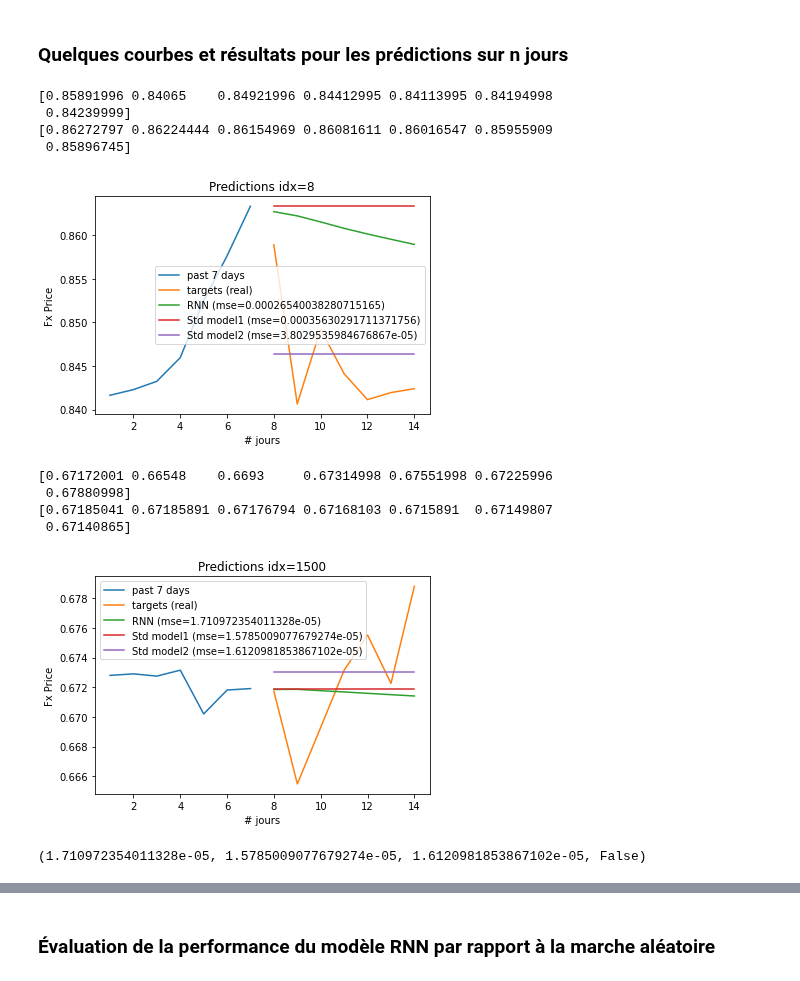
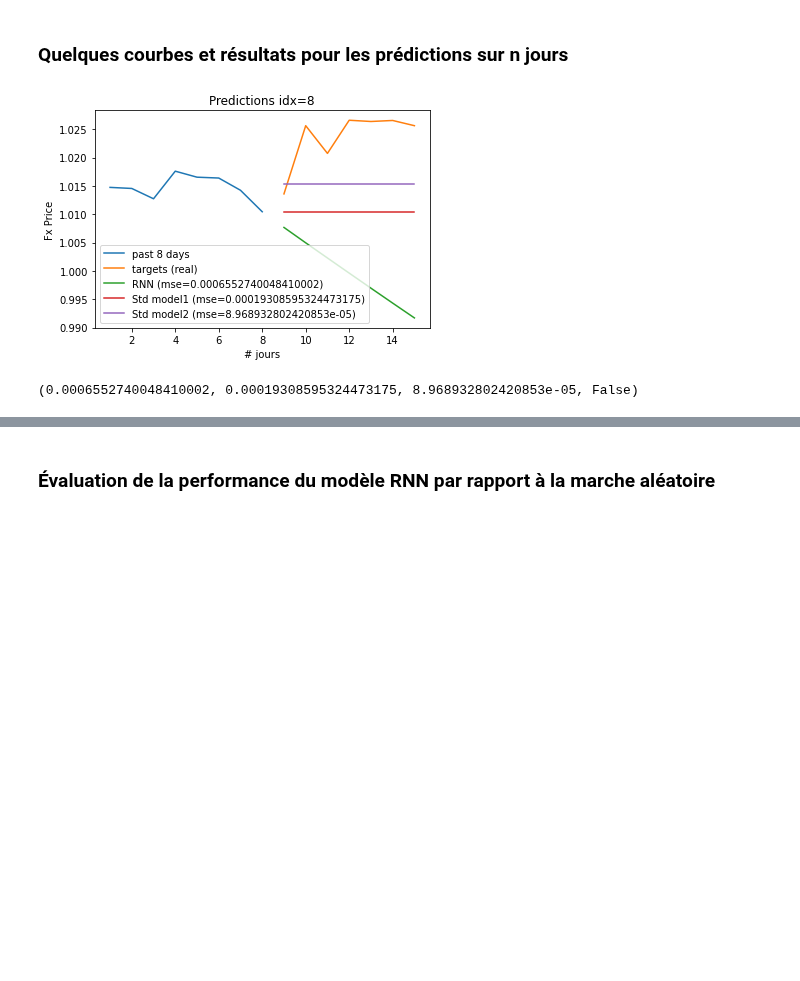
Before and after one commit to delemarchand2020/IVADO_MILA_DL, a Jupyter notebook: Predict_FX_with_DL.ipynb, the cells around one changed output, grey strips where cells are left out. Drawn from its saved outputs; the diff is of its cells as text; code cells hidden in the pictures; blank space fills up the shorter version.

```diff
--- a/Predict_FX_with_DL.ipynb
+++ b/Predict_FX_with_DL.ipynb
@@ -579,8 +541,9 @@ def shif_right_and_complete(input_seq, item_to_add, debug=False):
     print(output[0,:,0])
   return output
 
-Xs_unit_1 = shif_right_and_complete(Xs_unit.detach(), ypred_rnn.detach(), debug=True)
-idx = 102
-Xs_test[idx:idx+1,:,0]
-Xs_test[idx:idx+2,:,0]
-Xs_test[idx:idx+3,:,0]
+# à mettre dans les tests unitaires
+#Xs_unit_1 = shif_right_and_complete(Xs_unit.detach(), ypred_rnn.detach(), debug=True)
+#idx = 102
+#Xs_test[idx:idx+1,:,0]
+#Xs_test[idx:idx+2,:,0]
+#Xs_test[idx:idx+3,:,0]
@@ -595,10 +550,11 @@ tensor([[1.2027, 1.2563, 1.2936, 1.3189, 1.2893, 1.2146, 1.1033],
 # %%
-def prediction_n_jours(inputs, targets, mean, std, n=7, idx=1500, display=False, bootstrap=True):
+def prediction_n_jours(inputs, targets, mean, std, n=7, idx=1500, display=False,
+                       bootstrap=True, seq_len=7):
   Xs_unit = inputs[idx:idx+1,:,:]
   ys_targets = np.array([])
   ys_predicts = np.array([])
   ys_model1 = np.ones(n)*targets.numpy()[idx-1]
-  ys_model2 = np.ones(n)*torch.mean(Xs_test[idx-1:idx,:,:]).numpy()
+  ys_model2 = np.ones(n)*torch.mean(inputs[idx-1:idx,:,:]).numpy()
 
   for i in range(idx,idx+n):
     Xs_unit = Xs_unit.to(device)
@@ -613,7 +569,7 @@ def prediction_n_jours(inputs, targets, mean, std, n=7, idx=1500, display=False,
   y_model1 =  ys_model1*std + mean
   y_model2 =  ys_model2*std + mean
 
-  y_previous = targets.numpy()[idx-7:idx,0]*std + mean
+  y_previous = targets.numpy()[idx-seq_len:idx,0]*std + mean
 
   rnn_mse = np.mean(np.power((y_predicts - y_targets),2))
   model1_mse = np.mean(np.power((y_model1 - y_targets),2))
@@ -625,13 +581,13 @@ def prediction_n_jours(inputs, targets, mean, std, n=7, idx=1500, display=False,
   predict_direction = np.sign(y_predicts[-1] - y_previous[-1])
 
   if display == True:
-    print(y_targets)
-    print(y_predicts)
+    #print(y_targets)
+    #print(y_predicts)
 
-    xaxis = range(1, 8)
-    plt.plot(xaxis, y_previous, label='past 7 days')
+    xaxis = range(1, seq_len+1)
+    plt.plot(xaxis, y_previous, label=f'past {seq_len} days')
 
-    start = 8
+    start = seq_len+1
     xaxis_pred = range(start, start+n)
     plt.plot(xaxis_pred, y_targets, label='targets (real)')
     plt.plot(xaxis_pred, y_predicts, label=f'RNN (mse={rnn_mse})')
@@ -649,17 +605,9 @@ def prediction_n_jours(inputs, targets, mean, std, n=7, idx=1500, display=False,
 # %% [markdown]
 ### Quelques courbes et résultats pour les prédictions sur n jours
 # %%
-prediction_n_jours(Xs_test, ys_test, mean, std, n=7, idx=8, display=True, bootstrap=True)
-prediction_n_jours(Xs_test, ys_test, mean, std, n=7, idx=1500, display=True, bootstrap=True)
+# attention idx doit être > seq_len
+prediction_n_jours(Xs_test.cpu(), ys_test.cpu(), mean, std, n=7, idx=8, display=True,
+                   bootstrap=True, seq_len=seq_len)
 # %% [output]
+[figure, new version]
-[0.85891996 0.84065    0.84921996 0.84412995 0.84113995 0.84194998
- 0.84239999]
-[0.86272797 0.86224444 0.86154969 0.86081611 0.86016547 0.85955909
- 0.85896745]
+(0.0006552740048410002, 0.00019308595324473175, 8.968932802420853e-05, False)
-[figure, old version]
-[0.67172001 0.66548    0.6693     0.67314998 0.67551998 0.67225996
- 0.67880998]
-[0.67185041 0.67185891 0.67176794 0.67168103 0.6715891  0.67149807
- 0.67140865]
-[figure, removed]
-(1.710972354011328e-05, 1.5785009077679274e-05, 1.6120981853867102e-05, False)
```
Also changed, not shown: parts of 16 cells of this notebook.
